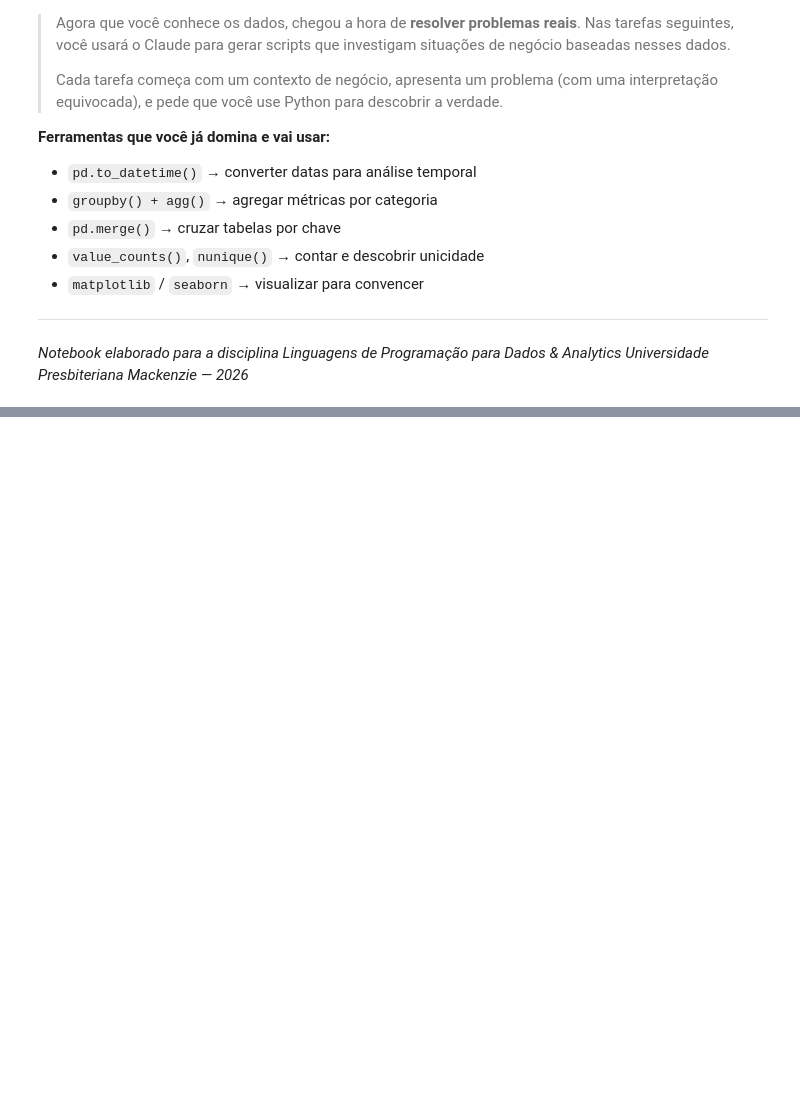
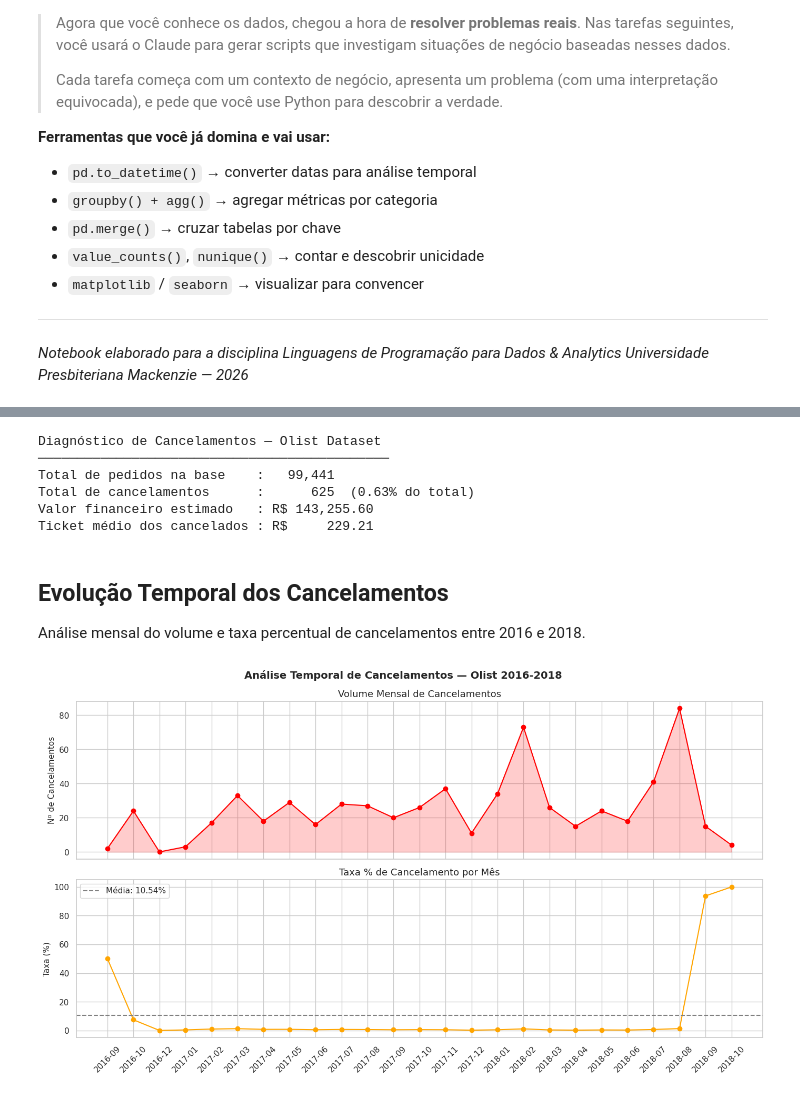
Before and after one commit to bepam/aulaspam, a Jupyter notebook: EDA_Olist_Mackenzie_2026.ipynb, the cells around one changed output, grey strips where cells are left out. Drawn from its saved outputs; the diff is of its cells as text; code cells hidden in the pictures; blank space fills up the shorter version.

```diff
--- a/EDA_Olist_Mackenzie_2026.ipynb
+++ b/EDA_Olist_Mackenzie_2026.ipynb
@@ -1961,0 +2227,75 @@ ANÁLISE 1 — Ticket Médio (R$) por Categoria — Top 8
+# %%
+# ── TAREFA 2 — ETAPA 1: Diagnóstico Geral ───────────────────────────────────
+
+# Converte data se ainda não foi feito
+df_orders["order_purchase_timestamp"] = pd.to_datetime(df_orders["order_purchase_timestamp"])
+
+# Isola pedidos cancelados
+df_canceled = df_orders[df_orders["order_status"] == "canceled"].copy()
+
+# Totais
+total_pedidos     = len(df_orders)
+total_cancelados  = len(df_canceled)
+pct_cancelados    = round((total_cancelados / total_pedidos * 100), 2)
+
+# Impacto financeiro
+pag_cancelados = df_payments.groupby("order_id")["payment_value"].sum().reset_index()
+df_cancel_fin  = pd.merge(df_canceled, pag_cancelados, on="order_id", how="left")
+valor_total    = df_cancel_fin["payment_value"].sum()
+ticket_medio   = df_cancel_fin["payment_value"].mean()
+
+print("Diagnóstico de Cancelamentos — Olist Dataset")
+print("─" * 45)
+print(f"Total de pedidos na base    : {total_pedidos:>8,}")
+print(f"Total de cancelamentos      : {total_cancelados:>8,}  ({pct_cancelados}% do total)")
+print(f"Valor financeiro estimado   : R$ {valor_total:>10,.2f}")
+print(f"Ticket médio dos cancelados : R$ {ticket_medio:>10,.2f}")
+# %% [output]
+Diagnóstico de Cancelamentos — Olist Dataset
+─────────────────────────────────────────────
+Total de pedidos na base    :   99,441
+Total de cancelamentos      :      625  (0.63% do total)
+Valor financeiro estimado   : R$ 143,255.60
+Ticket médio dos cancelados : R$     229.21
+# %% [markdown]
+## Evolução Temporal dos Cancelamentos
+
+Análise mensal do volume e taxa percentual de cancelamentos entre 2016 e 2018.
+# %%
+# ── TAREFA 2 — ETAPA 2: Análise Temporal ────────────────────────────────────
+
+# Cria coluna ano_mes em ambos os DataFrames
+df_orders["ano_mes"]   = df_orders["order_purchase_timestamp"].dt.to_period("M")
+df_canceled["ano_mes"] = df_canceled["order_purchase_timestamp"].dt.to_period("M")
+
+# Conta por mês
+total_mes     = df_orders.groupby("ano_mes").size().reset_index(name="total")
+cancelados_mes = df_canceled.groupby("ano_mes").size().reset_index(name="cancelados")
+
+# Merge e taxa
+temporal = pd.merge(total_mes, cancelados_mes, on="ano_mes", how="left").fillna(0)
+temporal["taxa_pct"] = (temporal["cancelados"] / temporal["total"] * 100).round(2)
+temporal["ano_mes_str"] = temporal["ano_mes"].astype(str)
+
+# Gráfico
+fig, (ax1, ax2) = plt.subplots(2, 1, figsize=(14, 8), sharex=True)
+
+ax1.plot(temporal["ano_mes_str"], temporal["cancelados"], color="red", marker="o")
+ax1.fill_between(temporal["ano_mes_str"], temporal["cancelados"], alpha=0.2, color="red")
+ax1.set_title("Volume Mensal de Cancelamentos")
+ax1.set_ylabel("Nº de Cancelamentos")
+ax1.tick_params(axis="x", rotation=45)
+
+media_taxa = temporal["taxa_pct"].mean()
+ax2.plot(temporal["ano_mes_str"], temporal["taxa_pct"], color="orange", marker="o")
+ax2.axhline(media_taxa, color="gray", linestyle="--", label=f"Média: {media_taxa:.2f}%")
+ax2.set_title("Taxa % de Cancelamento por Mês")
+ax2.set_ylabel("Taxa (%)")
+ax2.legend()
+ax2.tick_params(axis="x", rotation=45)
+
+plt.suptitle("Análise Temporal de Cancelamentos — Olist 2016-2018", fontsize=14, fontweight="bold")
+plt.tight_layout()
+plt.show()
+# %% [output]
+[figure, added]
```
Also changed, not shown: parts of 17 cells of this notebook.
